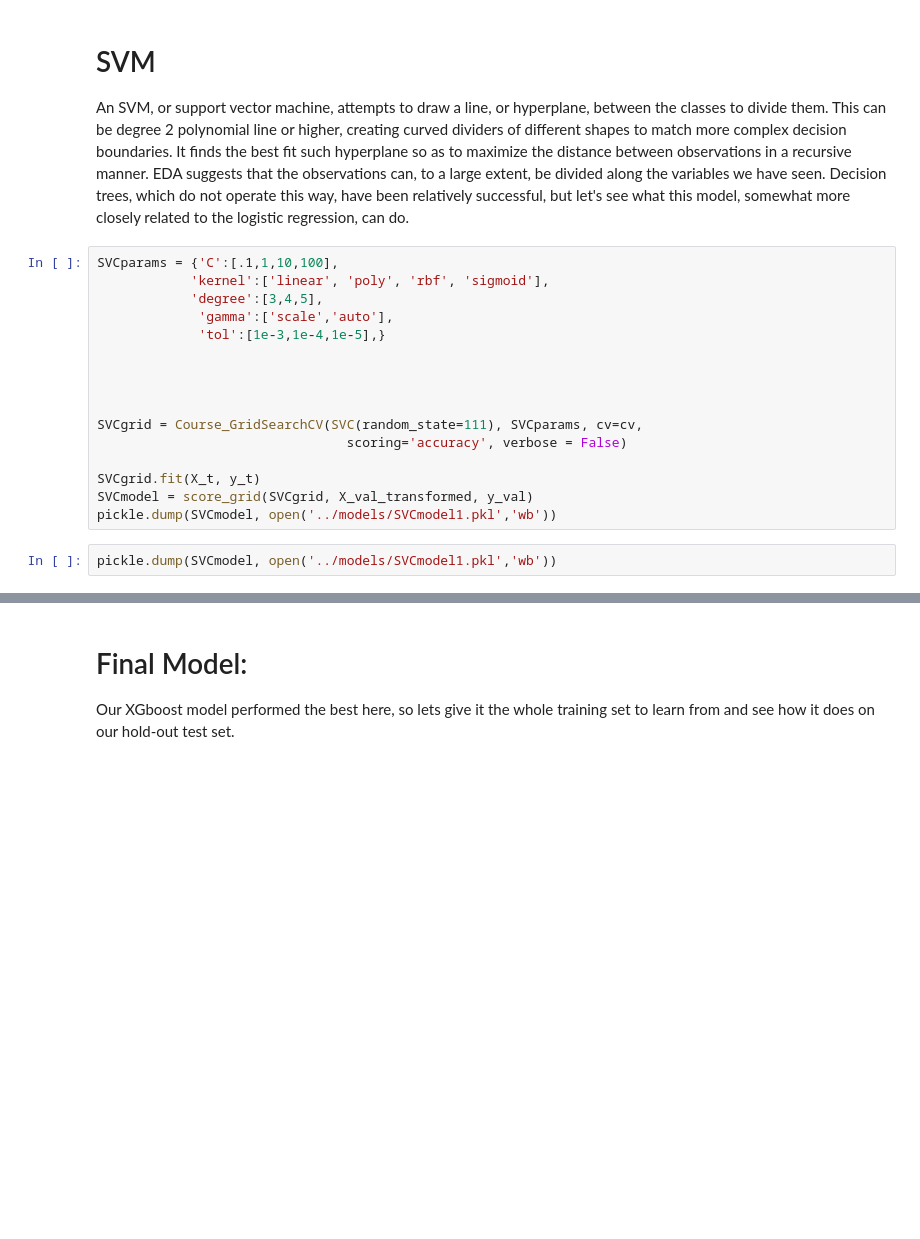
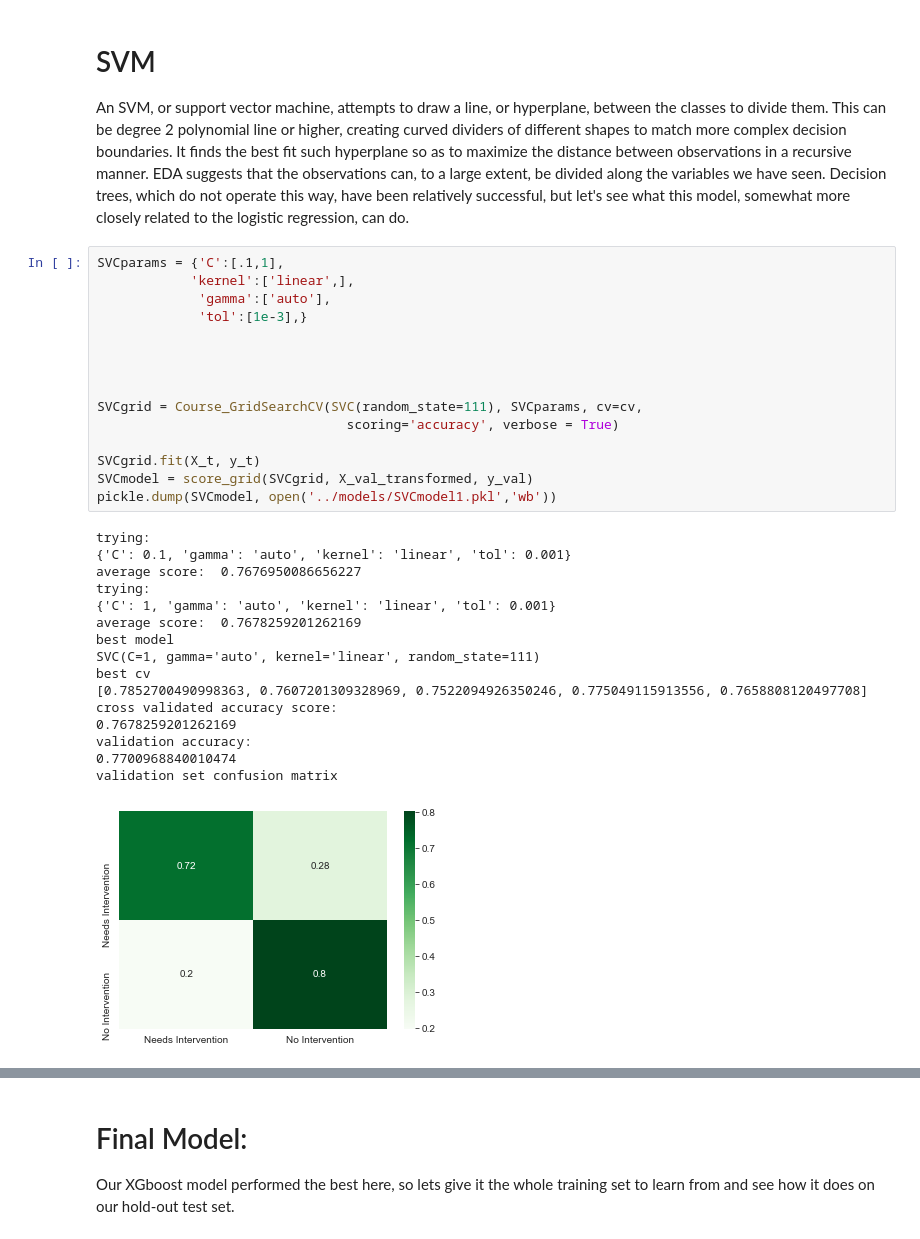
Before and after one commit to Caellwyn/ou_student_predictions, a Jupyter notebook: notebooks/shallow_modeling.ipynb, the cells around one changed output, grey strips where cells are left out. Saved outputs shown, nothing was run; the diff lists cells and outputs as text; blank space fills up the shorter version.

```diff
--- a/notebooks/shallow_modeling.ipynb
+++ b/notebooks/shallow_modeling.ipynb
@@ -299,20 +296,34 @@ XGBoost gave us the best cross-validated score of these four model types.  While
 # SVM
 An SVM, or support vector machine, attempts to draw a line, or hyperplane, between the classes to divide them.  This can be degree 2 polynomial line or higher, creating curved dividers of different shapes to match more complex decision boundaries.  It finds the best fit such hyperplane so as to maximize the distance between observations in a recursive manner.  EDA suggests that the observations can, to a large extent, be divided along the variables we have seen.  Decision trees, which do not operate this way, have been relatively successful, but let's see what this model, somewhat more closely related to the logistic regression, can do.
 # %%
-SVCparams = {'C':[.1,1,10,100],
-            'kernel':['linear', 'poly', 'rbf', 'sigmoid'],
-            'degree':[3,4,5],
-             'gamma':['scale','auto'],
-             'tol':[1e-3,1e-4,1e-5],}
+SVCparams = {'C':[.1,1],
+            'kernel':['linear',],
+             'gamma':['auto'],
+             'tol':[1e-3],}
 
 
 
 
 SVCgrid = Course_GridSearchCV(SVC(random_state=111), SVCparams, cv=cv,
-                                scoring='accuracy', verbose = False)
+                                scoring='accuracy', verbose = True)
 
 SVCgrid.fit(X_t, y_t)
 SVCmodel = score_grid(SVCgrid, X_val_transformed, y_val)
 pickle.dump(SVCmodel, open('../models/SVCmodel1.pkl','wb'))
+# %% [output]
+trying:
+{'C': 0.1, 'gamma': 'auto', 'kernel': 'linear', 'tol': 0.001}
+average score:  0.7676950086656227
+trying:
+{'C': 1, 'gamma': 'auto', 'kernel': 'linear', 'tol': 0.001}
+average score:  0.7678259201262169
+best model
+SVC(C=1, gamma='auto', kernel='linear', random_state=111)
+best cv
+[0.7852700490998363, 0.7607201309328969, 0.7522094926350246, 0.775049115913556, 0.7658808120497708]
+cross validated accuracy score:
+0.7678259201262169
+validation accuracy:
+0.7700968840010474
+validation set confusion matrix
+[figure, added]
-# %%
-pickle.dump(SVCmodel, open('../models/SVCmodel1.pkl','wb'))
```
Also changed, not shown: parts of 4 cells of this notebook, 5 other files.
